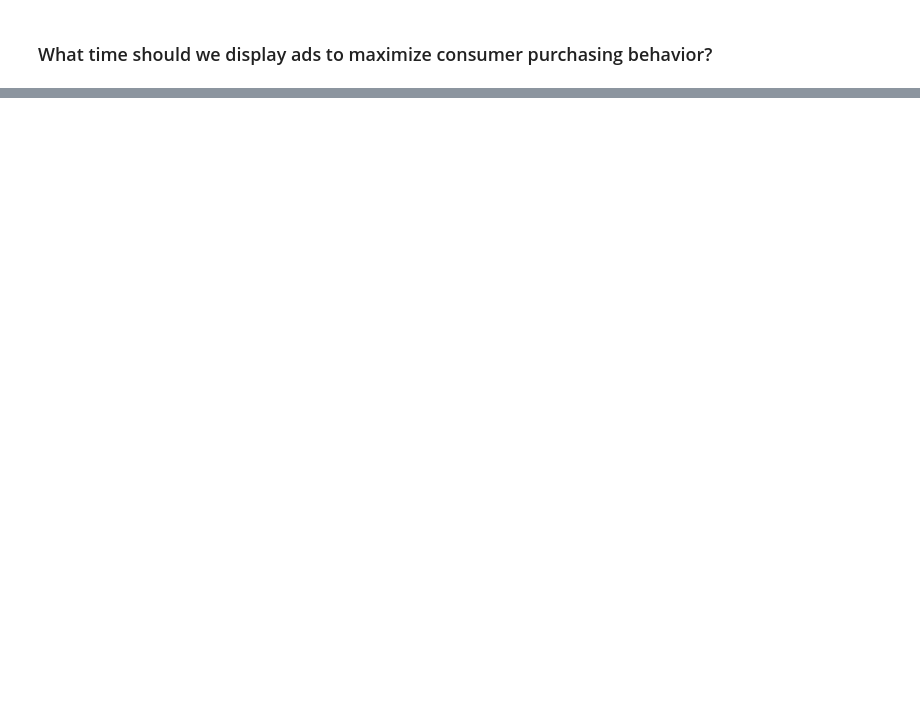
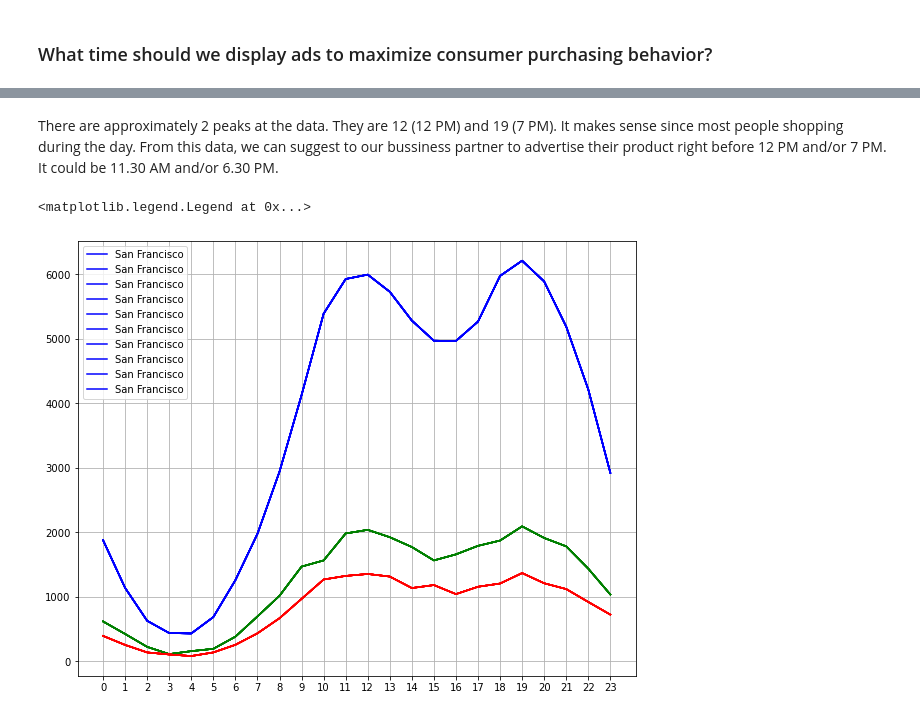
Before and after one commit to aclao89/Sales_Business, a Jupyter notebook: Sales Business .ipynb, the cells around one changed output, grey strips where cells are left out. Drawn from its saved outputs; the diff is of its cells as text; code cells hidden in the pictures; blank space fills up the shorter version.

```diff
--- a/Sales Business .ipynb
+++ b/Sales Business .ipynb
@@ -259,0 +263,58 @@ plt.show()
+# %% [markdown]
+There are approximately 2 peaks at the data. They are 12 (12 PM) and 19 (7 PM). It makes sense since most people shopping during the day. From this data, we can suggest to our bussiness partner to advertise their product right before 12 PM and/or 7 PM. It could be 11.30 AM and/or 6.30 PM.
+# %%
+hours = [hour for hour, df in cleaned_df.groupby('Hour')]
+plt.figure(figsize=(10,8))
+#San Francisco
+sf = cleaned_df[cleaned_df['City'] == ' San Francisco,CA']
+
+sf_data = sf.groupby('Hour').count()
+
+plt.plot(hours, sf_data, color='b', label = 'San Francisco')
+plt.xticks(hours)
+plt.grid()
+
+#Atlanta
+atl = cleaned_df[cleaned_df['City'] == ' Atlanta,GA']
+atl_data = atl.groupby('Hour').count()
+
+
+plt.plot(hours, atl_data, color='g', label='Atlanta' if i == 0 else "")
+plt.xticks(hours)
+plt.grid()
+
+#Austin
+atx =  cleaned_df[cleaned_df['City'] == ' Austin,TX']
+
+atx_data = atx.groupby('Hour').count()
+
+
+plt.plot(hours, atx_data, color='r', label='Austin' if i == 0 else "")
+plt.xticks(hours)
+plt.grid()
+plt.legend(loc='best')
+# #Boston
+# bos =  cleaned_df[cleaned_df['City'] == ' Boston,MA']
+
+# #Dallas
+# dal =  cleaned_df[cleaned_df['City'] == ' Dallas,TX']
+
+# #Los Angeles
+# los =  cleaned_df[cleaned_df['City'] == ' Los Angeles,CA']
+
+# #NY
+# nyc =  cleaned_df[cleaned_df['City'] == ' New York City,NY']
+
+# #Portland, Maine
+
+# prtm =  cleaned_df[cleaned_df['City'] == ' Portland,ME']
+
+# #Portland, Oregon
+
+# pdx =  cleaned_df[cleaned_df['City'] == ' Portland,OR']
+
+# #Seattle
+# sea =  cleaned_df[cleaned_df['City'] == ' Seattle,WA']
+# %% [output]
+<matplotlib.legend.Legend at 0x...>
+[figure, added]
```
Also changed, not shown: parts of 8 cells of this notebook.
